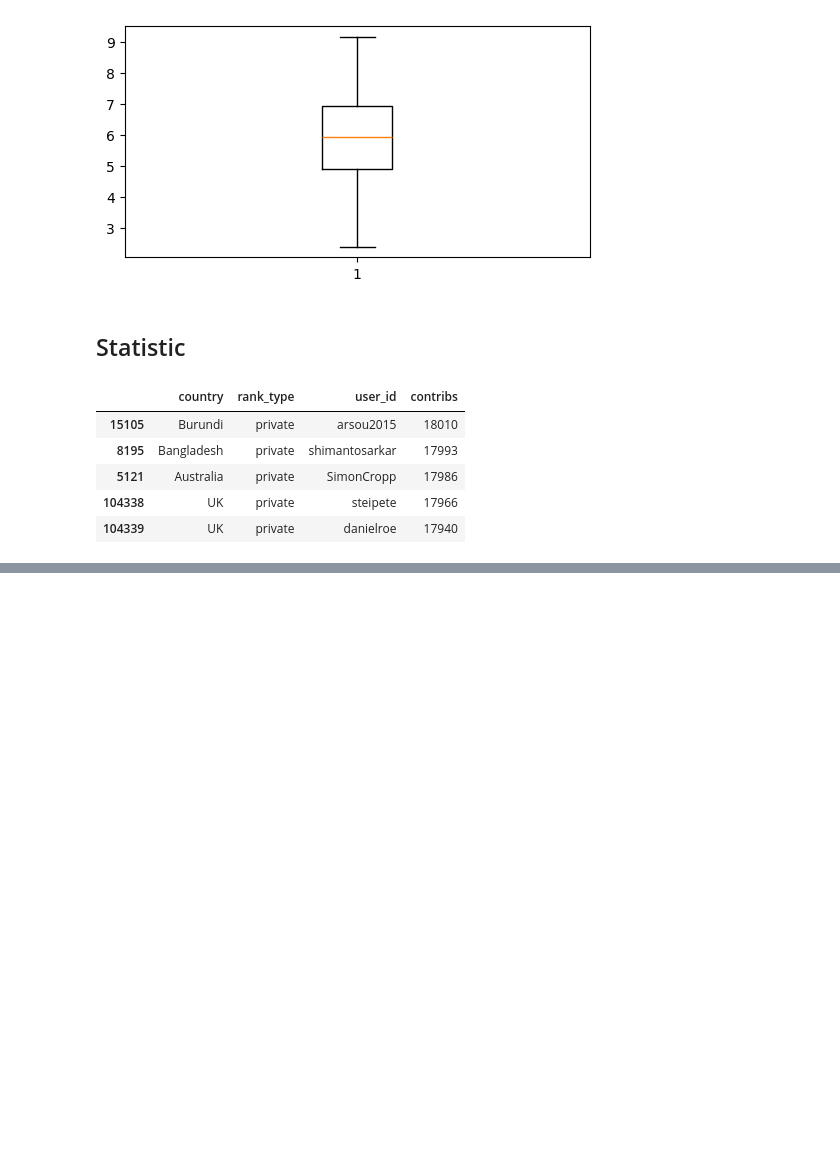
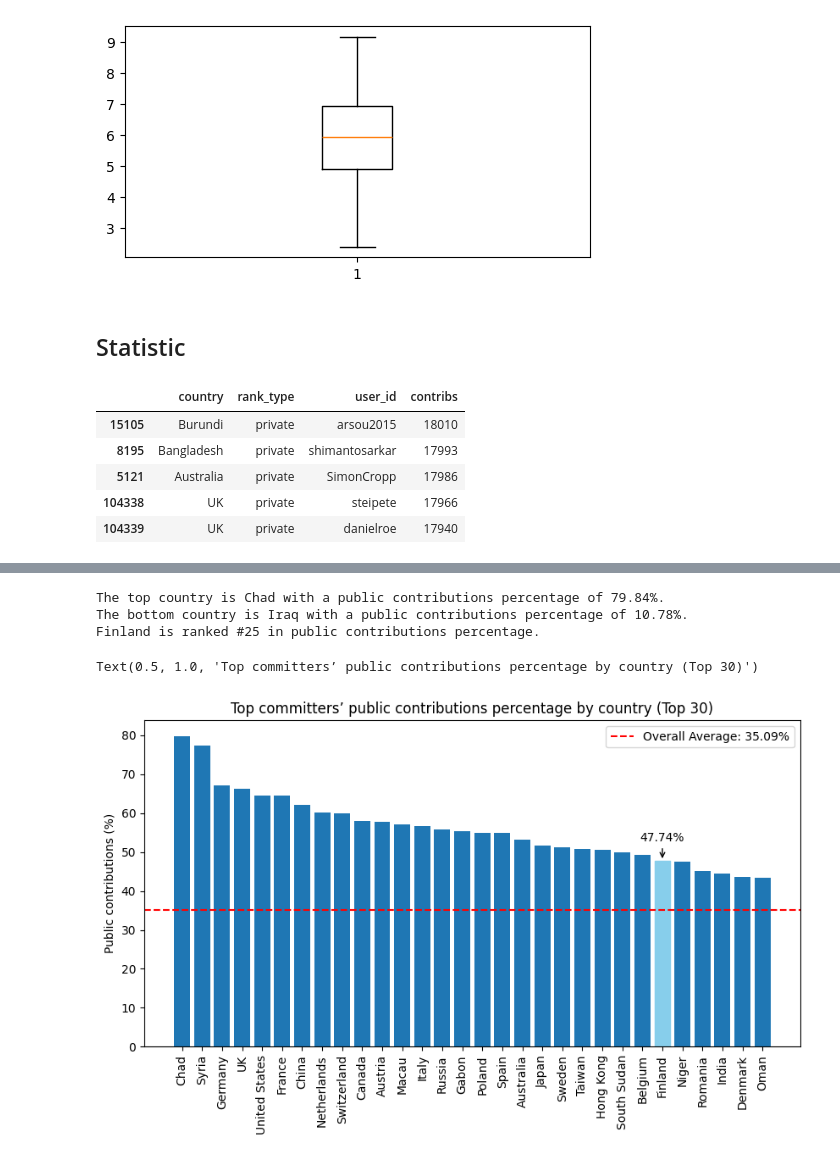
Before and after one commit to danielxfeng/committers-top-stats, a Jupyter notebook: stat.ipynb, the cells around one changed output, grey strips where cells are left out. Cells and saved outputs as stored; diff of their text form; code cells hidden in the pictures; blank space fills up the shorter version.

```diff
--- a/stat.ipynb
+++ b/stat.ipynb
@@ -176,0 +181,49 @@ Finland is ranked #27 in average contributions per country.
+# %%
+# Public contributions vs All contributions
+public_sum_by_country = (
+    filtered[filtered["rank_type"] == "public"].groupby("country")["contribs"].sum()
+)
+all_sum_by_country = (
+    filtered[filtered["rank_type"] == "private"].groupby("country")["contribs"].sum()
+)
+
+ratio_by_country = (
+    (public_sum_by_country / all_sum_by_country * 100)
+    .dropna()
+    .sort_values(ascending=False)
+    .reset_index()
+)
+
+ratio_by_country.columns = ["country", "public_ratio"]
+
+fi_idx = ratio_by_country[ratio_by_country["country"] == "Finland"].index[0]
+print(f"The top country is {ratio_by_country.iloc[0]['country']} with a public contributions percentage of {ratio_by_country.iloc[0]['public_ratio']:.2f}%.")
+print(f"The bottom country is {ratio_by_country.iloc[-1]['country']} with a public contributions percentage of {ratio_by_country.iloc[-1]['public_ratio']:.2f}%.")
+print(f"Finland is ranked #{fi_idx + 1} in public contributions percentage.")
+
+ratio_top30 = ratio_by_country.head(30)
+plt.figure(figsize=(10, 5))
+plt.bar(ratio_top30["country"], ratio_top30["public_ratio"])
+plt.xticks(rotation=90)
+plt.ylabel("Public contributions (%)")
+
+# highlight Finland and annotate
+plt.gca().patches[fi_idx].set_color("skyblue")
+plt.gca().annotate(
+    f"{ratio_by_country.iloc[fi_idx]['public_ratio']:.2f}%",
+    xy=(fi_idx, ratio_by_country.iloc[fi_idx]['public_ratio']),
+    xytext=(fi_idx, ratio_by_country.iloc[fi_idx]['public_ratio'] + 5),
+    arrowprops=dict(facecolor='black', arrowstyle='->'),
+    ha='center'
+)
+
+avg_public_ratio = ratio_by_country["public_ratio"].mean()
+plt.axhline(y=avg_public_ratio, color='r', linestyle='--', label=f"Overall Average: {avg_public_ratio:.2f}%")
+plt.legend()
+plt.title("Top committers’ public contributions percentage by country (Top 30)")
+# %% [output]
+The top country is Chad with a public contributions percentage of 79.84%.
+The bottom country is Iraq with a public contributions percentage of 10.78%.
+Finland is ranked #25 in public contributions percentage.
+Text(0.5, 1.0, 'Top committers’ public contributions percentage by country (Top 30)')
+[figure, added]
```
Also changed, not shown: parts of 1 cell of this notebook.
